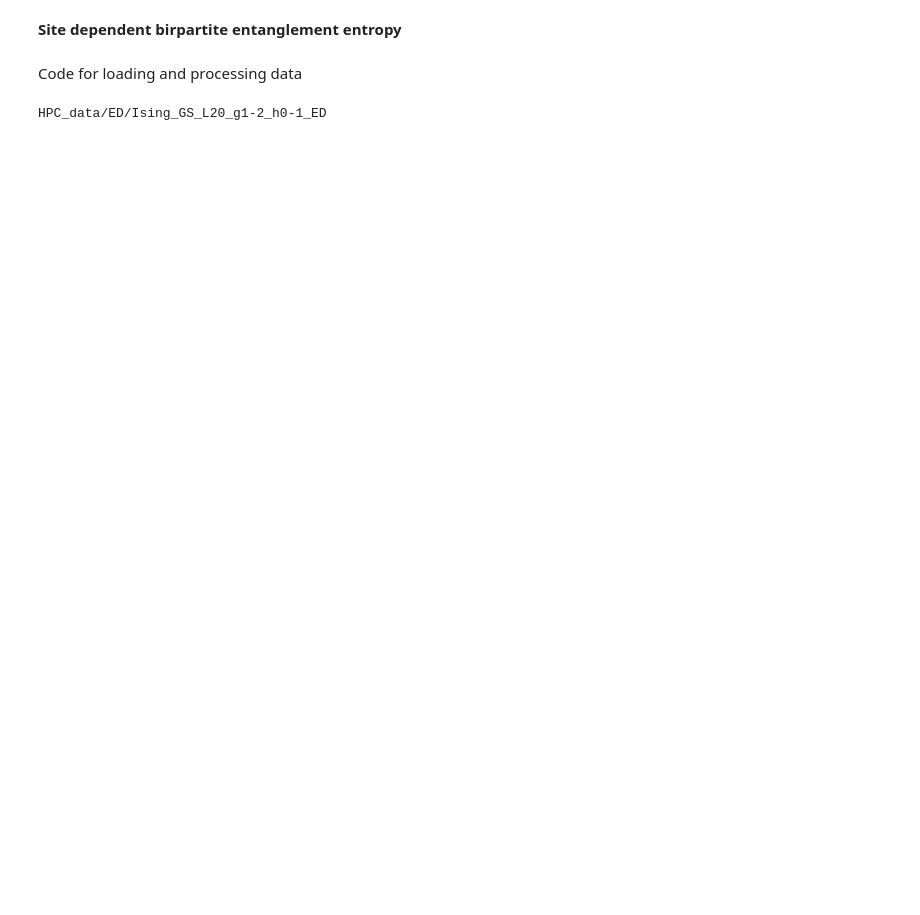
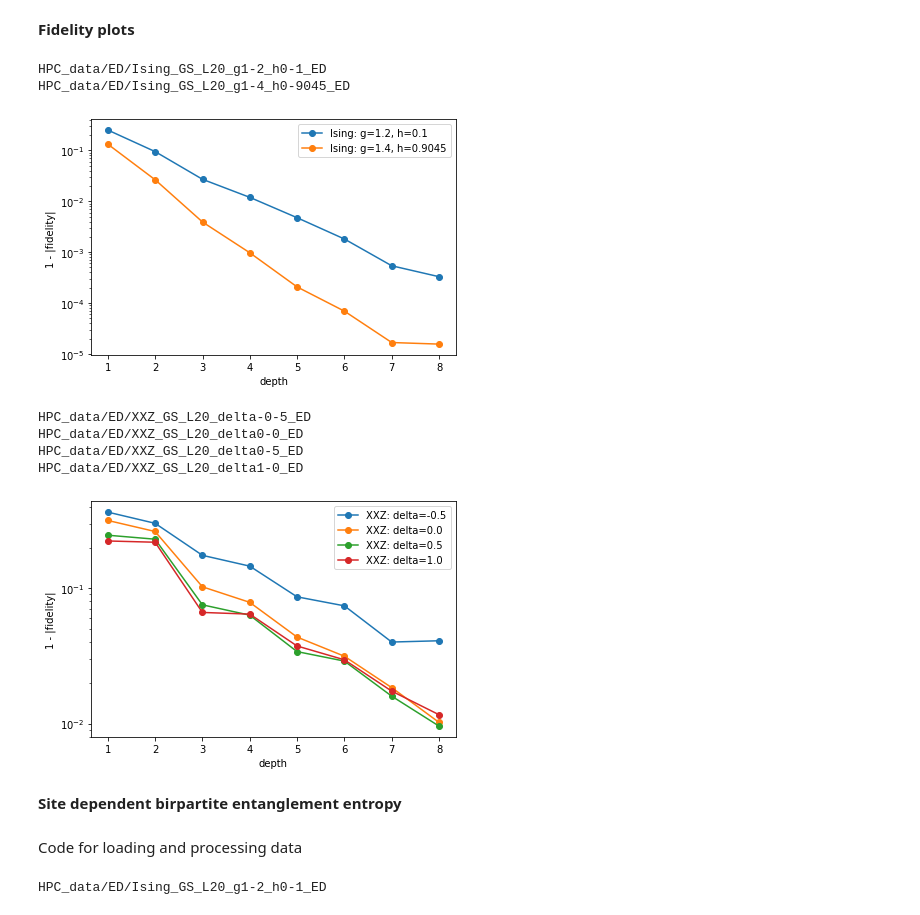
Before and after one commit to ShHsLin/complexity_and_entanglement, a Jupyter notebook: adam_tests/plot.ipynb, the cells around one changed output. Drawn from its saved outputs; the diff is of its cells as text; code cells hidden in the pictures; blank space fills up the shorter version.

Commit message:
Add some plots for ED tests

```diff
--- a/adam_tests/plot.ipynb
+++ b/adam_tests/plot.ipynb
@@ -12,3 +15,73 @@ from matplotlib import pyplot as plt
+# %% [markdown]
+**Fidelity plots**
+# %%
+L = 20
+
+for g, h in [(1.2, 0.1), (1.4, 0.9045)]:
+
+    save_filename = f"Ising_GS_L{L}_g{g}_h{h}".replace(".","-")
+    print("HPC_data/ED/"+save_filename+"_ED")
+    V = load_obj("HPC_data/ED/"+save_filename+"_ED")
+    psi = State.vector(V)
+
+    N_iter = 5000
+
+    fidelity_list = []
+    depth_list = [x for x in range(1,9)]
+
+    for depth in depth_list:
+        data = load_obj("HPC_data/circuits/"+save_filename+f"_depth{depth}_N_iter{N_iter}_circuit")
+        psi_circuit = State.vector(data["state"].reshape((-1,1)))
+        fidelity = np.sqrt(np.abs(np.vdot(psi.toVector(), psi_circuit.toVector())))
+        fidelity_list.append(fidelity)
+
+    plt.plot(depth_list, 1-np.array(fidelity_list)**2, 'o-',label=f"Ising: g={g}, h={h}")
+
+plt.yscale('log')
+plt.xlabel("depth")
+plt.ylabel("1 - |fidelity| ")
+plt.legend()
+plt.tight_layout()
+plt.savefig(f"figures/fidelityIsing_GS_L{L}.pdf")
+plt.show()
+
+depth_list = [x for x in range(1,9)]
+
+for delta in [-0.5, 0.0, 0.5, 1.0]:
+
+    save_filename = f"XXZ_GS_L{L}_delta{delta}".replace(".","-")
+    print("HPC_data/ED/"+save_filename+"_ED")
+    V = load_obj("HPC_data/ED/"+save_filename+"_ED")
+    psi = State.vector(V)
+
+    N_iter = 5000
+
+    fidelity_list = []
+    for depth in depth_list:
+        data = load_obj("HPC_data/circuits/"+save_filename+f"_depth{depth}_N_iter{N_iter}_circuit")
+        psi_circuit = State.vector(data["state"].reshape((-1,1)))
+        fidelity = np.sqrt(np.abs(np.vdot(psi.toVector(), psi_circuit.toVector())))
+        fidelity_list.append(fidelity)
+
+    plt.plot(depth_list, 1-np.array(fidelity_list), 'o-',label=f"XXZ: delta={delta}")
+
+plt.yscale('log')
+#plt.ylim([0.005,1])
+plt.xlabel("depth")
+plt.ylabel("1 - |fidelity|")
+plt.legend()
+plt.tight_layout()
+plt.savefig(f"figures/fidelityXXZ_GS_L{L}.pdf")
+plt.show()
+# %% [output]
+HPC_data/ED/Ising_GS_L20_g1-2_h0-1_ED
+HPC_data/ED/Ising_GS_L20_g1-4_h0-9045_ED
+[figure, added]
+HPC_data/ED/XXZ_GS_L20_delta-0-5_ED
+HPC_data/ED/XXZ_GS_L20_delta0-0_ED
+HPC_data/ED/XXZ_GS_L20_delta0-5_ED
+HPC_data/ED/XXZ_GS_L20_delta1-0_ED
+[figure, added]
 # %% [markdown]
 **Site dependent birpartite entanglement entropy**
 # %% [markdown]
```
Also changed, not shown: parts of 7 cells of this notebook, 12 other files.
